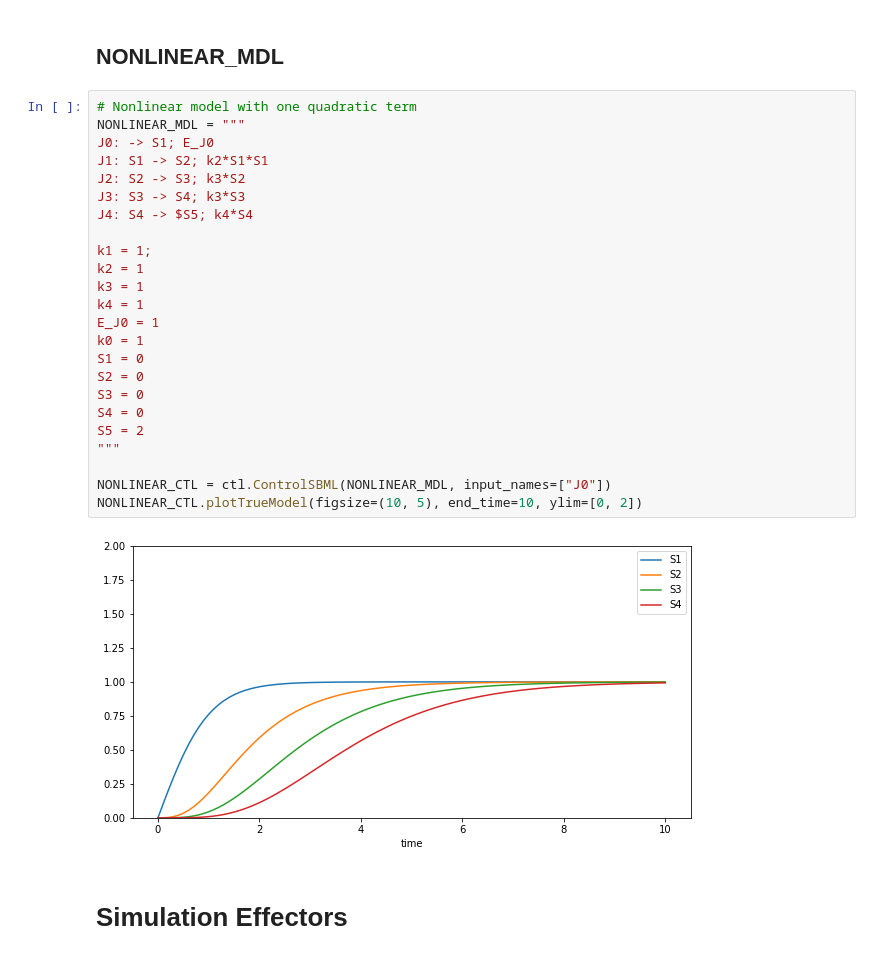
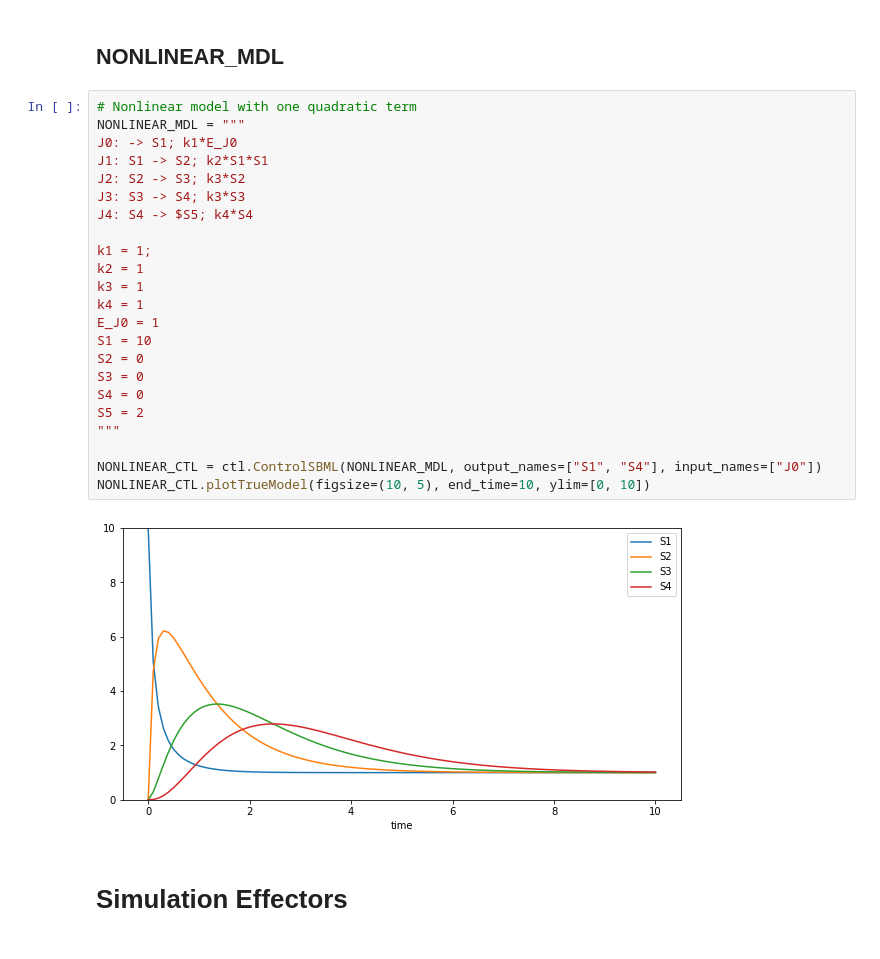
Before and after one commit to ModelEngineering/controlSBML, a Jupyter notebook: notebooks/Exploring-Feedback-Control-SBML.ipynb, the cells around one changed output. Cells and saved outputs as stored; diff of their text form.

```diff
--- a/notebooks/Exploring-Feedback-Control-SBML.ipynb
+++ b/notebooks/Exploring-Feedback-Control-SBML.ipynb
@@ -53,29 +181,28 @@ LINEAR_CTL.plotTrueModel(figsize=(10, 5), end_time=10)
 # %%
 # Nonlinear model with one quadratic term
 NONLINEAR_MDL = """
-J0: -> S1; E_J0
+J0: -> S1; k1*E_J0
 J1: S1 -> S2; k2*S1*S1
 J2: S2 -> S3; k3*S2
 J3: S3 -> S4; k3*S3
 J4: S4 -> $S5; k4*S4
 
 k1 = 1;
 k2 = 1
 k3 = 1
 k4 = 1
 E_J0 = 1
-k0 = 1
-S1 = 0
+S1 = 10
 S2 = 0
 S3 = 0
 S4 = 0
 S5 = 2
 """
 
-NONLINEAR_CTL = ctl.ControlSBML(NONLINEAR_MDL, input_names=["J0"])
-NONLINEAR_CTL.plotTrueModel(figsize=(10, 5), end_time=10, ylim=[0, 2])
+NONLINEAR_CTL = ctl.ControlSBML(NONLINEAR_MDL, output_names=["S1", "S4"], input_names=["J0"])
+NONLINEAR_CTL.plotTrueModel(figsize=(10, 5), end_time=10, ylim=[0, 10])
 # %% [output]
-[figure, old version]
+[figure, new version]
 # %% [markdown]
 # Simulation Effectors
 # %%
```
Also changed, not shown: parts of 23 cells of this notebook, 5 other files.
